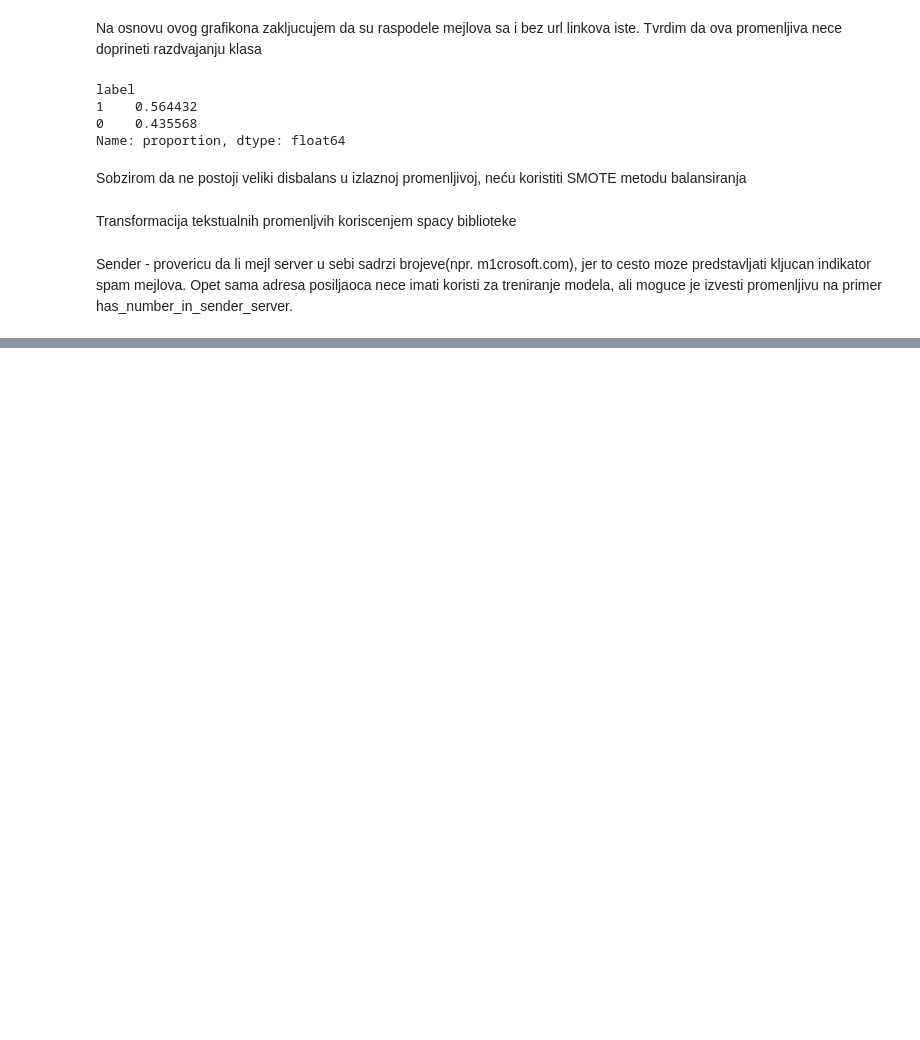
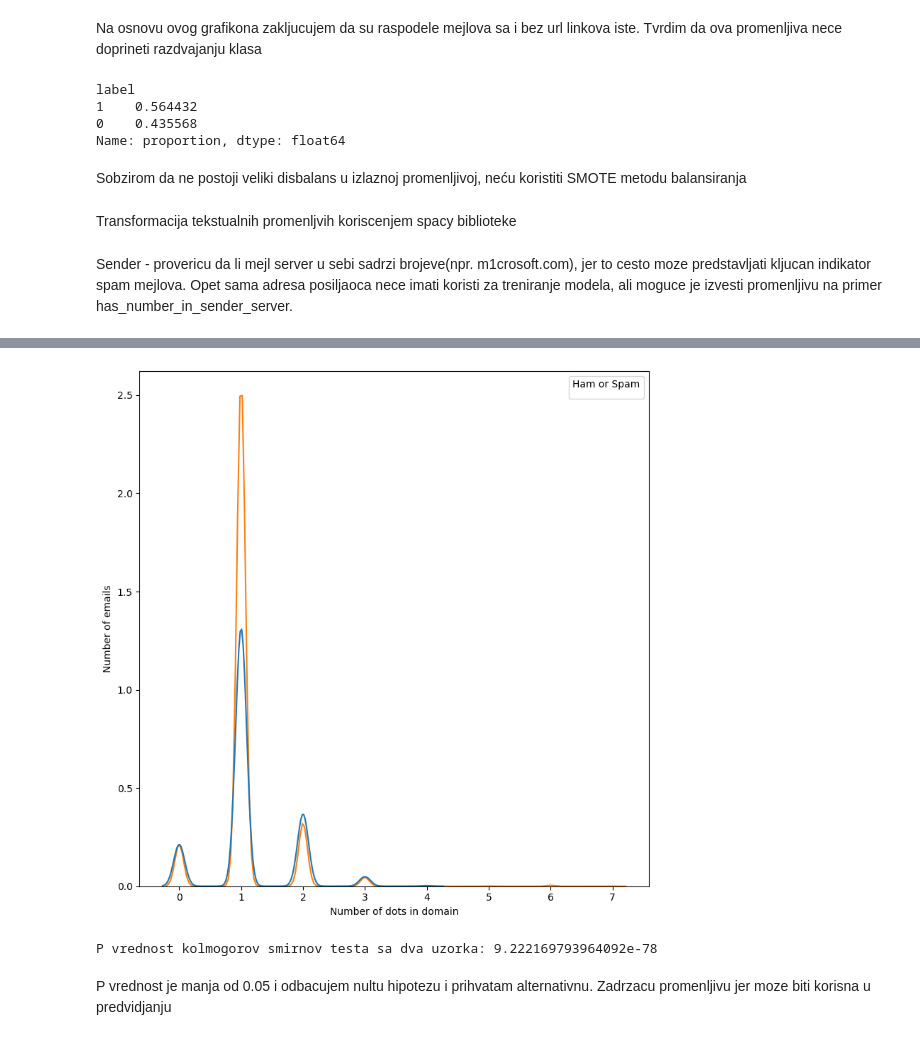
Before and after one commit to LukaDervisevic/PhishingDetection, a Jupyter notebook: model.ipynb, the cells around one changed output, grey strips where cells are left out. Cells and saved outputs as stored; diff of their text form; code cells hidden in the pictures; blank space fills up the shorter version.

```diff
--- a/model.ipynb
+++ b/model.ipynb
@@ -289,7 +291,7 @@ plt.show()
 # %% [markdown]
 Na osnovu ovog grafikona zakljucujem da su raspodele mejlova sa i bez url linkova iste. Tvrdim da ova promenljiva nece doprineti razdvajanju klasa
 # %%
-data = data[['sender','subject','body','day_of_week','hour_of_day','label']].copy()
+data = data[['sender','subject','body','day_of_week','hour_of_day','label','is_internal']].copy()
 # %%
 data.label.value_counts(normalize=True)
 # %% [output]
@@ -310,3 +314,20 @@ nlp_sm = spacy.load('en_core_web_sm')
+# %%
+def sender_to_email(sender):
+    if sender and "<" in sender:
+        email = sender.split("<")[1].removesuffix(">")
+        return email
+    else:
+        return ""
+data['sender'] = data['sender'].apply(sender_to_email)
+data['sender_len'] = data['sender'].apply(len)
+# %%
+def email_to_domain(email):
+    if "@" in email:
+        domain = email.split("@")[1]
+        return domain
+    else:
+        return ""
+data['sender'] = data['sender'].apply(email_to_domain)
 # %%
 def domain_has_numbers(email):
     if "@" in email:
@@ -320,2 +338,4 @@ AttributeError: 'str' object has no attribute 'contains'
 # %%
-data
+def num_of_dots(domain):
+    return domain.count('.')
+data['email_dots'] = data['sender'].apply(num_of_dots)
@@ -335,0 +342,20 @@ data
+# %%
+plt.figure(figsize=(8,8))
+sb.kdeplot(data=data, x='email_dots',hue='label')
+plt.xlabel('Number of dots in domain')
+plt.ylabel('Number of emails')
+plt.legend(title='Ham or Spam')
+plt.tight_layout()
+plt.show()
+# %% [output]
+[figure, added]
+# %%
+from scipy.stats import ks_2samp
+spam_num_of_dots = data[data['label'] == 1]['email_dots']
+ham_num_of_dots = data[data['label'] == 0]['email_dots']
+stat, p = ks_2samp(spam_num_of_dots,ham_num_of_dots)
+print(f"P vrednost kolmogorov smirnov testa sa dva uzorka: {p}")
+# %% [output]
+P vrednost kolmogorov smirnov testa sa dva uzorka: 9.222169793964092e-78
+# %% [markdown]
+P vrednost je manja od 0.05 i odbacujem nultu hipotezu i prihvatam alternativnu. Zadrzacu promenljivu jer moze biti korisna u predvidjanju
```
Also changed, not shown: parts of 8 cells of this notebook, 1 other file.
